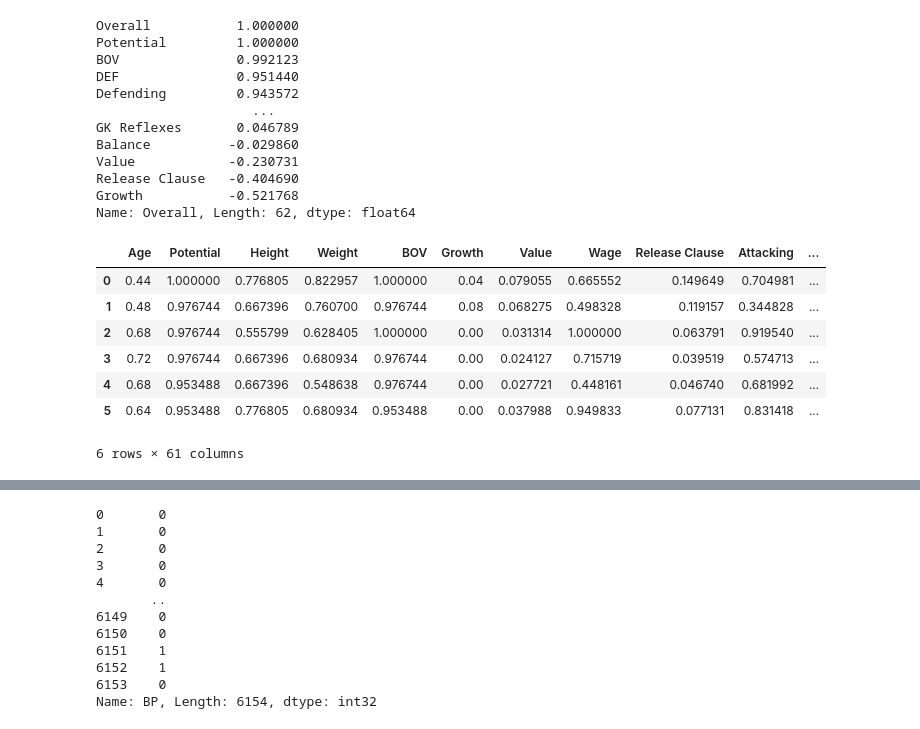
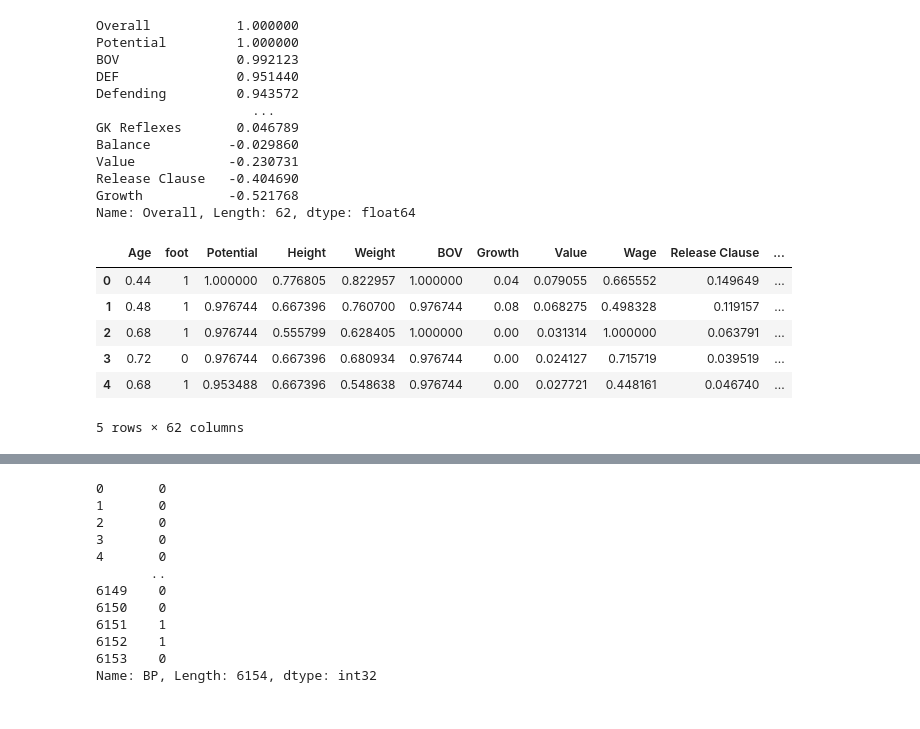
Before and after one commit to RonnieSosan/DataCleaner, a Jupyter notebook: Untitled.ipynb, the cells around one changed output, grey strips where cells are left out. Drawn from its saved outputs; the diff is of its cells as text; code cells hidden in the pictures.

```diff
--- a/Untitled.ipynb
+++ b/Untitled.ipynb
@@ -12,3 +58,6 @@ defenders.loc[2768, 'BP']
 defenders.loc[defenders['BP'] != 'CB', 'BP'] = 1
 defenders.loc[defenders['BP'] == 'CB', 'BP'] = 0
 defenders['BP'].head(10)
+
+defenders.loc[defenders['foot'] == 'Right', 'foot'] = 1
+defenders.loc[defenders['foot'] == 'Left', 'foot'] = 0
@@ -41,3 +78,17 @@ Index(['Age', 'Overall', 'Potential', 'ID', 'Height', 'Weight', 'BOV',
        'Total Stats', 'Base Stats', 'W/F', 'SM', 'IR', 'PAC', 'SHO', 'PAS',
        'DRI', 'DEF', 'PHY'],
       dtype='object')
+# %%
+defending_features = ['Age', 'Overall', 'Potential', 'Height', 'Weight', 'BOV', 'Growth',
+       'Value', 'Wage', 'Release Clause', 'Attacking', 'Crossing', 'Finishing',
+       'Heading Accuracy', 'Short Passing', 'Volleys', 'Skill', 'Dribbling',
+       'Curve', 'FK Accuracy', 'Long Passing', 'Ball Control', 'Movement',
+       'Acceleration', 'Sprint Speed', 'Agility', 'Reactions', 'Balance',
+       'Power', 'Shot Power', 'Jumping', 'Stamina', 'Strength', 'Long Shots',
+       'Mentality', 'Aggression', 'Interceptions', 'Positioning', 'Vision',
+       'Penalties', 'Composure', 'Defending', 'Marking', 'Standing Tackle',
+       'Sliding Tackle', 'Goalkeeping', 'GK Diving', 'GK Handling',
+       'GK Kicking', 'GK Positioning', 'GK Reflexes', 'Total Stats',
+       'Base Stats', 'W/F', 'SM', 'IR', 'PAC', 'SHO', 'PAS', 'DRI', 'DEF',
+       'PHY']
+defenders[defending_features]
@@ -44,9 +109,9 @@ Index(['Age', 'Overall', 'Potential', 'ID', 'Height', 'Weight', 'BOV',
 # %%
-defenders = defenders[(defenders['BP'] != 'CB')]
+#defenders = defenders[(defenders['BP'] != 'CB')]
 
 
 
-numerical_Data = defenders[['Age', 'Overall', 'Potential', 'Height', 'Weight', 'BOV',
+defenders = defenders[['Age','BP', 'Overall','foot', 'Potential', 'Height', 'Weight', 'BOV',
        'Growth', 'Value', 'Wage', 'Release Clause', 'Attacking', 'Crossing',
        'Finishing', 'Heading Accuracy', 'Short Passing', 'Volleys', 'Skill',
        'Dribbling', 'Curve', 'FK Accuracy', 'Long Passing', 'Ball Control',
@@ -60,6 +125,3 @@ numerical_Data = defenders[['Age', 'Overall', 'Potential', 'Height', 'Weight', '
        'DRI', 'DEF', 'PHY']]
 
 min_max = MinMaxScaler()
-player = min_max.fit_transform(numerical_Data)
-df_scaled = pd.DataFrame(player, columns=numerical_Data.columns,index=numerical_Data.index)
-df_scaled.head(5)
@@ -73,0 +128,4 @@ df_scaled.head(5)
+# %%
+defenders[defending_features] =  min_max.fit_transform(defenders[defending_features])
+#df_scaled = pd.DataFrame(player, columns=numerical_Data.columns,index=numerical_Data.index)
+defenders.head(5)
@@ -88,15 +154,15 @@ Release Clause   -0.404690
 Growth           -0.521768
 Name: Overall, Length: 62, dtype: float64
 # %%
-predictorFeatures = indexes.drop(['Overall','ID'])
-x_variable, y_variable = df_scaled[predictorFeatures], defenders.BP
-x_variable.iloc[0:6]
+predictorFeatures = defenders.columns.drop(['Overall', 'BP'])
+defenders['foot'] = defenders['foot'].astype(int)
+x_variable, y_variable = defenders[predictorFeatures], defenders.BP.astype(int)
+x_variable.iloc[:5]
 # %% [output]
-|  | Age | Potential | Height | Weight | BOV | Growth | Value | Wage | Release Clause | Attacking | ... |
-| 0 | 0.44 | 1.000000 | 0.776805 | 0.822957 | 1.000000 | 0.04 | 0.079055 | 0.665552 | 0.149649 | 0.704981 | ... |
-| 1 | 0.48 | 0.976744 | 0.667396 | 0.760700 | 0.976744 | 0.08 | 0.068275 | 0.498328 | 0.119157 | 0.344828 | ... |
-| 2 | 0.68 | 0.976744 | 0.555799 | 0.628405 | 1.000000 | 0.00 | 0.031314 | 1.000000 | 0.063791 | 0.919540 | ... |
-| 3 | 0.72 | 0.976744 | 0.667396 | 0.680934 | 0.976744 | 0.00 | 0.024127 | 0.715719 | 0.039519 | 0.574713 | ... |
-| 4 | 0.68 | 0.953488 | 0.667396 | 0.548638 | 0.976744 | 0.00 | 0.027721 | 0.448161 | 0.046740 | 0.681992 | ... |
-| 5 | 0.64 | 0.953488 | 0.776805 | 0.680934 | 0.953488 | 0.00 | 0.037988 | 0.949833 | 0.077131 | 0.831418 | ... |
+|  | Age | foot | Potential | Height | Weight | BOV | Growth | Value | Wage | Release Clause | ... |
+| 0 | 0.44 | 1 | 1.000000 | 0.776805 | 0.822957 | 1.000000 | 0.04 | 0.079055 | 0.665552 | 0.149649 | ... |
+| 1 | 0.48 | 1 | 0.976744 | 0.667396 | 0.760700 | 0.976744 | 0.08 | 0.068275 | 0.498328 | 0.119157 | ... |
+| 2 | 0.68 | 1 | 0.976744 | 0.555799 | 0.628405 | 1.000000 | 0.00 | 0.031314 | 1.000000 | 0.063791 | ... |
+| 3 | 0.72 | 0 | 0.976744 | 0.667396 | 0.680934 | 0.976744 | 0.00 | 0.024127 | 0.715719 | 0.039519 | ... |
+| 4 | 0.68 | 1 | 0.953488 | 0.667396 | 0.548638 | 0.976744 | 0.00 | 0.027721 | 0.448161 | 0.046740 | ... |
-6 rows × 61 columns
+5 rows × 62 columns
```
Also changed, not shown: parts of 33 cells of this notebook.
